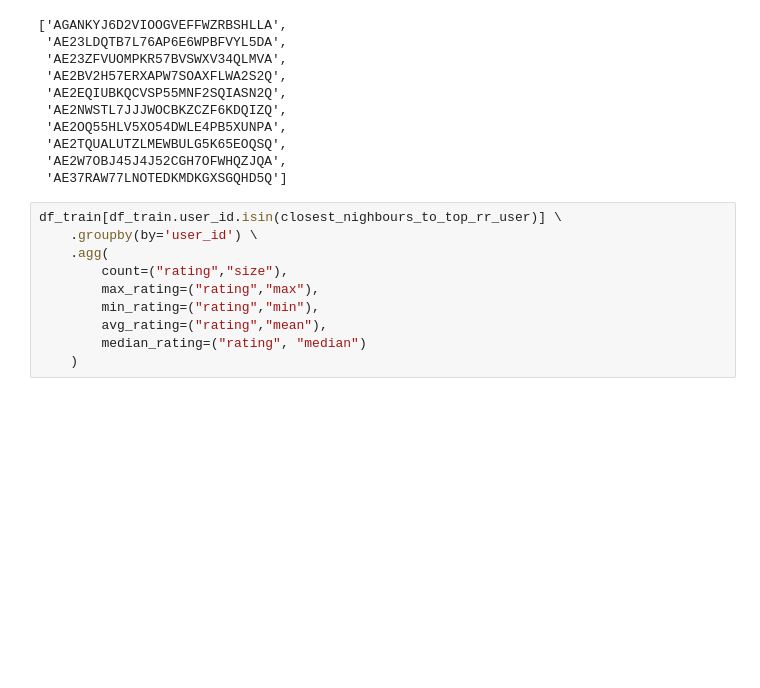
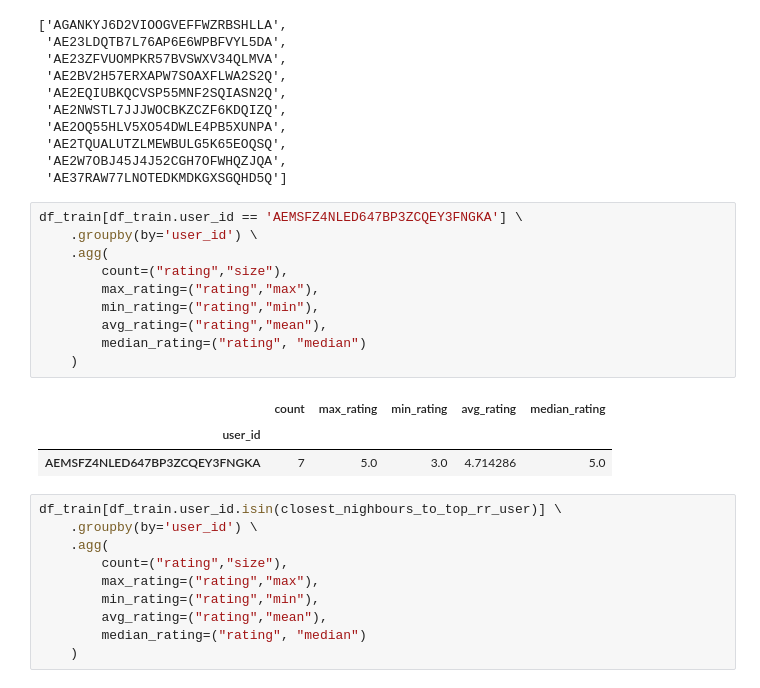
Before and after one commit to danielpenchev98/Web-Recommender-Systems-2025, a Jupyter notebook: project/project.ipynb, the cells around one changed output. Saved outputs shown, nothing was run; the diff lists cells and outputs as text; blank space fills up the shorter version.

```diff
--- a/project/project.ipynb
+++ b/project/project.ipynb
@@ -959,6 +963,20 @@ closest_nighbours_to_top_rr_user
  'AE2TQUALUTZLMEWBULG5K65EOQSQ',
  'AE2W7OBJ45J4J52CGH7OFWHQZJQA',
  'AE37RAW77LNOTEDKMDKGXSGQHD5Q']
+# %%
+df_train[df_train.user_id == 'AEMSFZ4NLED647BP3ZCQEY3FNGKA'] \
+    .groupby(by='user_id') \
+    .agg(
+        count=("rating","size"),
+        max_rating=("rating","max"),
+        min_rating=("rating","min"),
+        avg_rating=("rating","mean"),
+        median_rating=("rating", "median")
+    )
+# %% [output]
+|  | count | max_rating | min_rating | avg_rating | median_rating |
+| user_id |  |  |  |  |  |
+| AEMSFZ4NLED647BP3ZCQEY3FNGKA | 7 | 5.0 | 3.0 | 4.714286 | 5.0 |
 # %%
 df_train[df_train.user_id.isin(closest_nighbours_to_top_rr_user)] \
     .groupby(by='user_id') \
```
Also changed, not shown: parts of 64 cells of this notebook.
